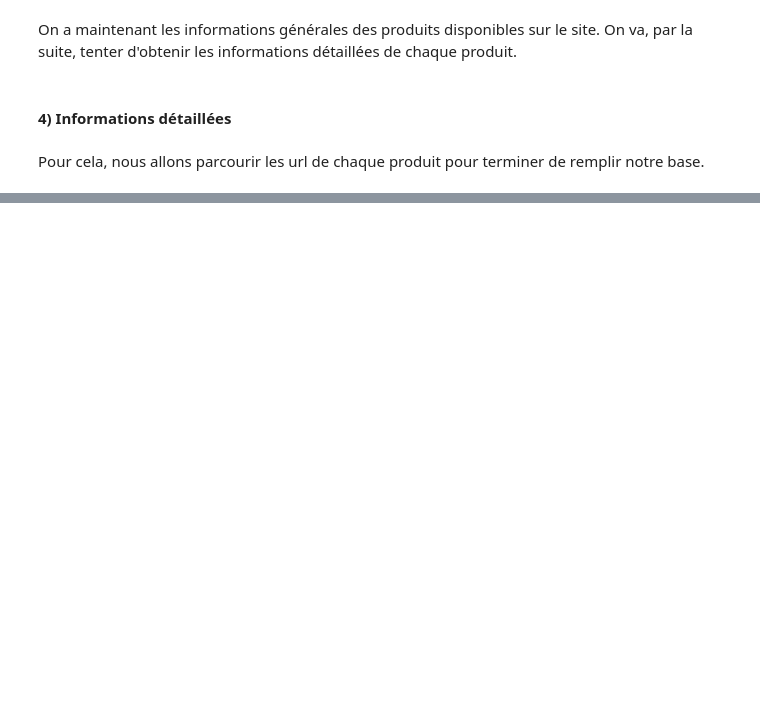
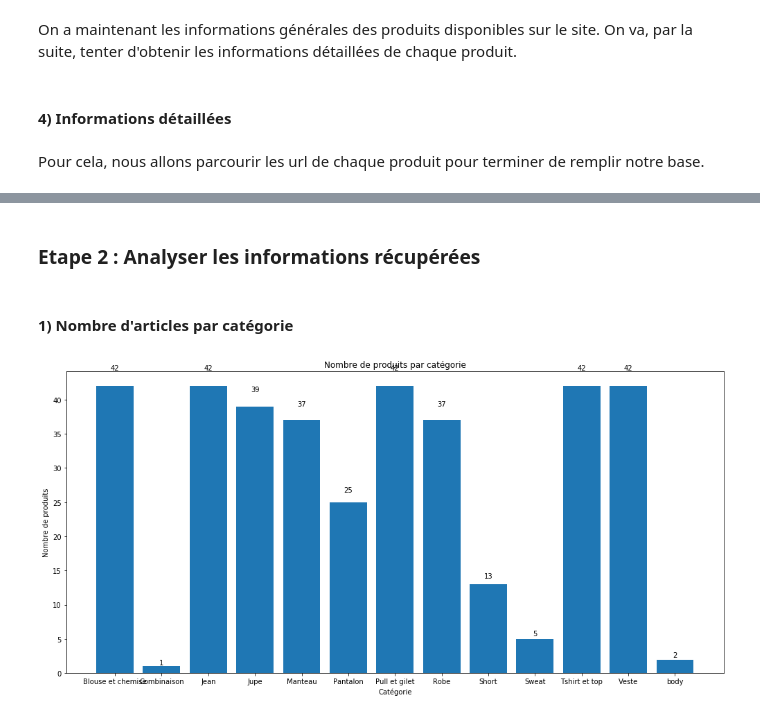
Before and after one commit to Alexia123/Web_Scraping, a Jupyter notebook: rendu.ipynb, the cells around one changed output, grey strips where cells are left out. Drawn from its saved outputs; the diff is of its cells as text; code cells hidden in the pictures; blank space fills up the shorter version.

```diff
--- a/rendu.ipynb
+++ b/rendu.ipynb
@@ -168,0 +197,3 @@ df.head(40)
+# %%
+for i in range(len(df)):
+    df = autre_info(i,df)
@@ -168,0 +220,23 @@ df.head(40)
+# %% [markdown]
+### Etape 2 : Analyser les informations récupérées
+# %% [markdown]
+#### 1) Nombre d'articles par catégorie
+# %%
+df_categorie = df.groupby(by = "Catégorie").count()
+# %%
+#fig = plt.figure(1, figsize=(15, 13))
+fig, ax = plt.subplots(1, figsize=(17, 8))
+bar_plot = plt.bar(np.arange(len(df_categorie)), df_categorie.Nom)
+plt.xticks(np.arange(len(df_categorie)), df_categorie.index)
+bar_label = df_categorie.Nom
+for idx,rect in enumerate(bar_plot):
+    height = rect.get_height()
+    ax.text(rect.get_x() + rect.get_width()/2., 1.05*height,
+            bar_label[idx],
+                ha='center', va='bottom', rotation=0)
+plt.title("Nombre de produits par catégorie")
+plt.xlabel("Catégorie")
+plt.ylabel("Nombre de produits")
+plt.show()
+# %% [output]
+[figure, added]
```
Also changed, not shown: parts of 11 cells of this notebook.
